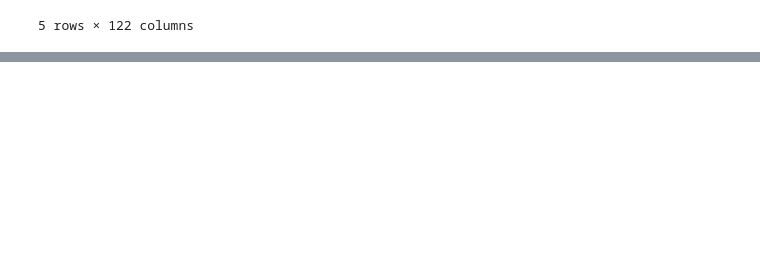
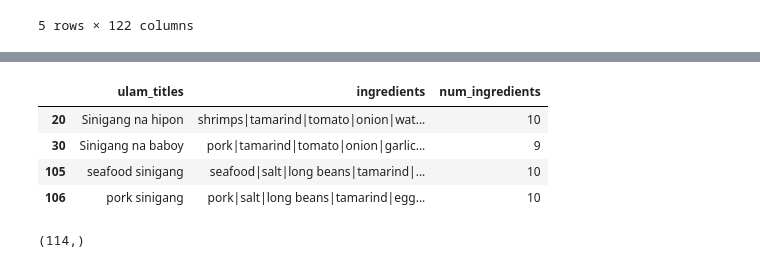
Before and after one commit to fvea/recipe-recommender-system, a Jupyter notebook: ulam_recommendation_system_eda_modeling.ipynb, the cells around one changed output, grey strips where cells are left out. Drawn from its saved outputs; the diff is of its cells as text; code cells hidden in the pictures; blank space fills up the shorter version.

```diff
--- a/ulam_recommendation_system_eda_modeling.ipynb
+++ b/ulam_recommendation_system_eda_modeling.ipynb
@@ -309,0 +367,3 @@ cv.get_feature_names()
+# %%
+# remove adobo duplicates
+ulam_df.drop([0, 14], inplace=True)
@@ -309,0 +390,9 @@ cv.get_feature_names()
+# %%
+# check records similar to sinigang
+ulam_df[similar_to('sinigang')]
+# %% [output]
+|  | ulam_titles | ingredients | num_ingredients |
+| 20 | Sinigang na hipon | shrimps|tamarind|tomato|onion|wat... | 10 |
+| 30 | Sinigang na baboy | pork|tamarind|tomato|onion|garlic... | 9 |
+| 105 | seafood sinigang | seafood|salt|long beans|tamarind|... | 10 |
+| 106 | pork sinigang | pork|salt|long beans|tamarind|egg... | 10 |
@@ -309,0 +401,5 @@ cv.get_feature_names()
+# %%
+ulam_df.ulam_titles = ulam_df.ulam_titles.apply(lambda title: title.lower())
+ulam_df.ulam_titles.sort_values().shape
+# %% [output]
+(114,)
```
Also changed, not shown: parts of 35 cells of this notebook.
